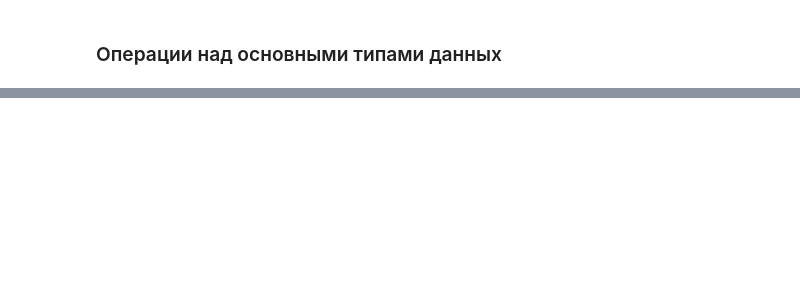
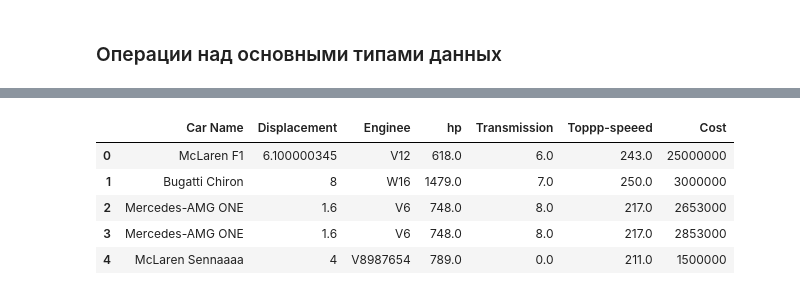
Before and after one commit to Dankrou/Automated_Data_Processing_and_Control_Systems, a Jupyter notebook: Lectures/1_Introduction_to_data_science.ipynb, the cells around one changed output, grey strips where cells are left out. Cells and saved outputs as stored; diff of their text form; code cells hidden in the pictures; blank space fills up the shorter version.

```diff
--- a/Lectures/1_Introduction_to_data_science.ipynb
+++ b/Lectures/1_Introduction_to_data_science.ipynb
@@ -116,0 +584,11 @@ True
+# %%
+# Заполнить пустые значения нулями
+df = pd.read_csv('../CSV/Hyper_Cars_2019.csv').fillna(0)
+df.head(5)
+# %% [output]
+|  | Car Name | Displacement | Enginee | hp | Transmission | Toppp-speeed | Cost |
+| 0 | McLaren F1 | 6.100000345 | V12 | 618.0 | 6.0 | 243.0 | 25000000 |
+| 1 | Bugatti Chiron | 8 | W16 | 1479.0 | 7.0 | 250.0 | 3000000 |
+| 2 | Mercedes-AMG ONE | 1.6 | V6 | 748.0 | 8.0 | 217.0 | 2653000 |
+| 3 | Mercedes-AMG ONE | 1.6 | V6 | 748.0 | 8.0 | 217.0 | 2853000 |
+| 4 | McLaren Sennaaaa | 4 | V8987654 | 789.0 | 0.0 | 211.0 | 1500000 |
```
Also changed, not shown: parts of 44 cells of this notebook, 1 other file.
